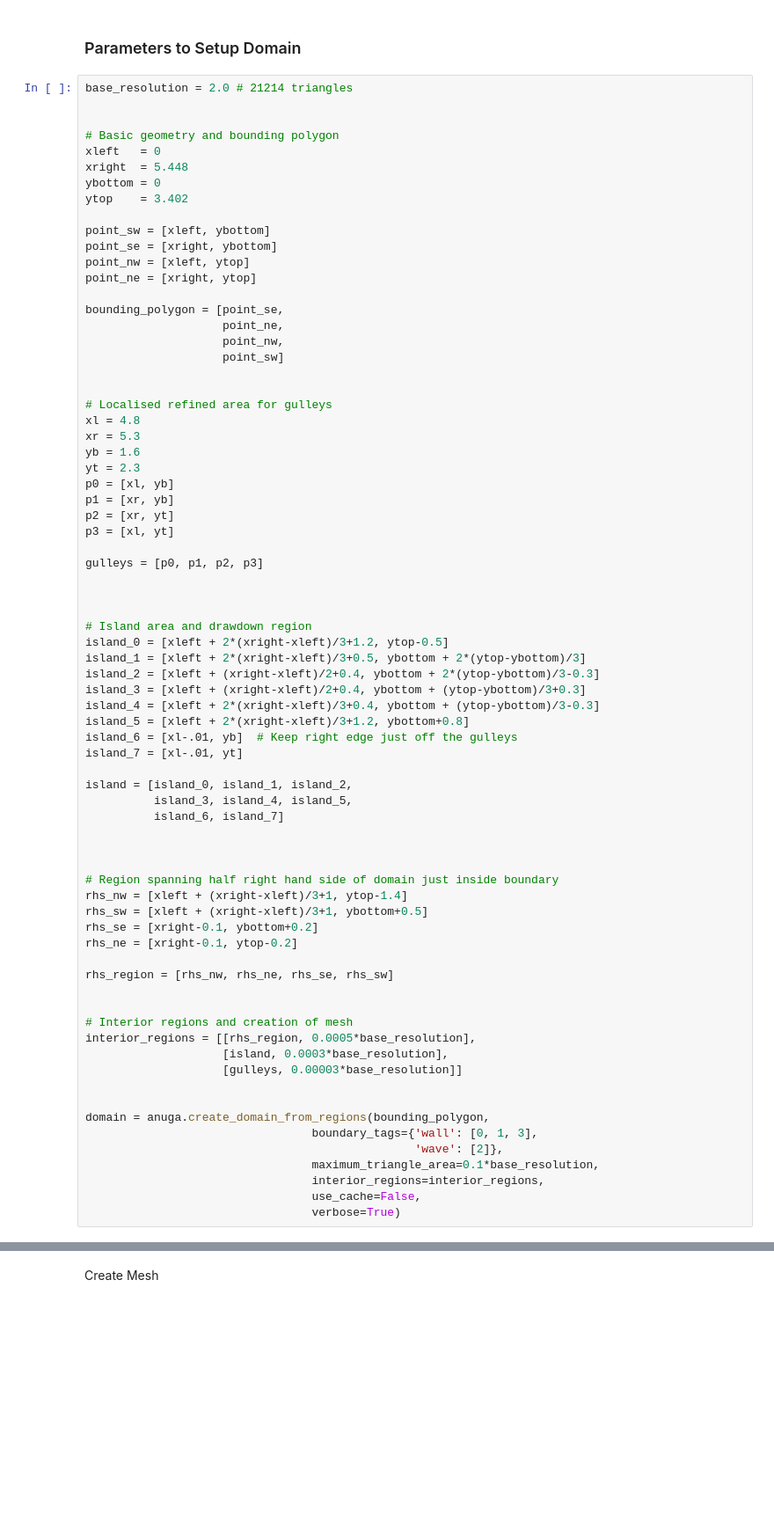
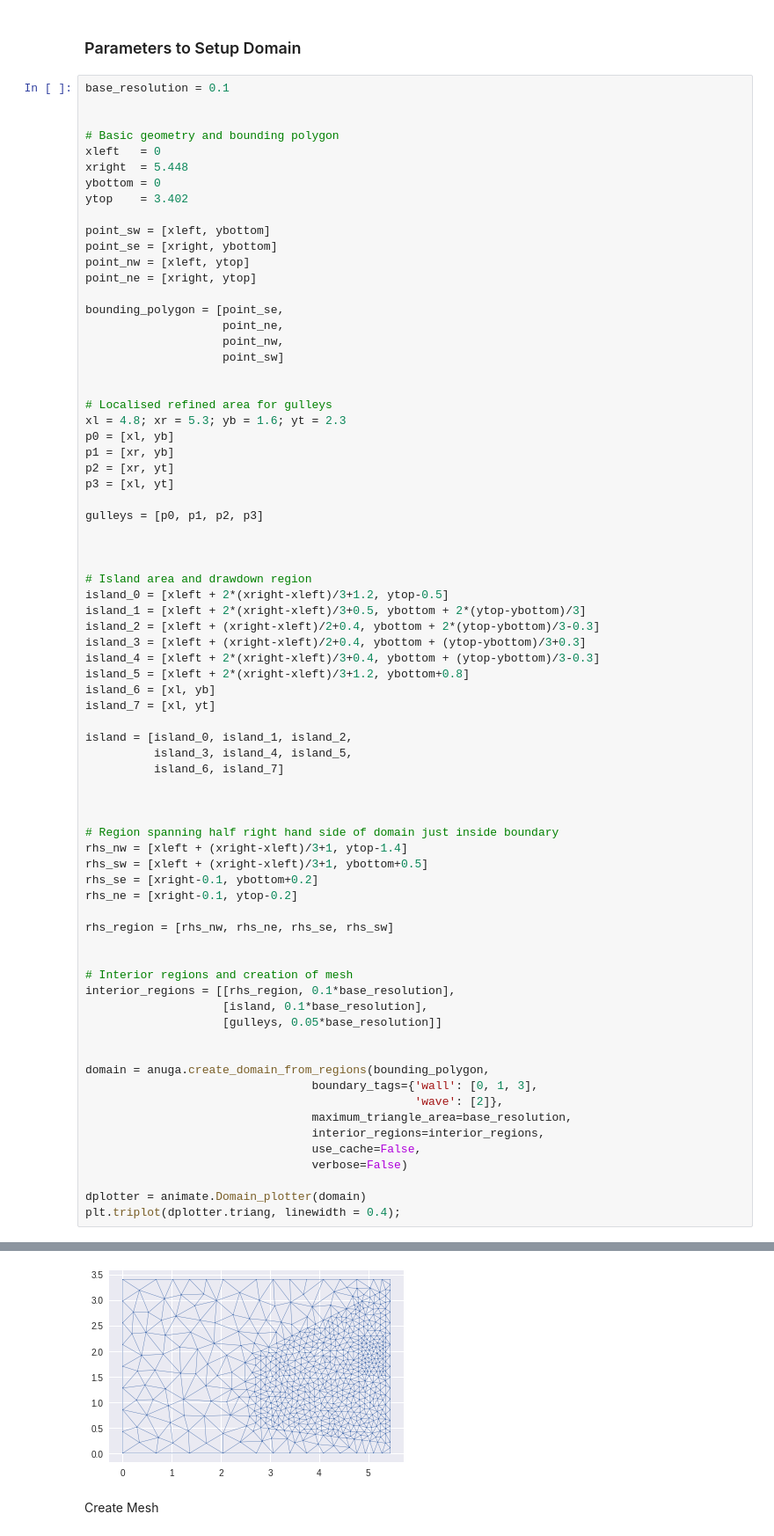
Before and after one commit to stoiver/anuga-clinic-2018, a Jupyter notebook: notebooks/notebook5.ipynb, the cells around one changed output, grey strips where cells are left out. Shown at 88% size. Saved outputs shown, nothing was run; the diff lists cells and outputs as text; blank space fills up the shorter version.

```diff
--- a/notebooks/notebook5.ipynb
+++ b/notebooks/notebook5.ipynb
@@ -111,7 +111,7 @@ output_filename = 'okushiri_auto_validation.sww'
 # %% [markdown]
 ### Parameters to Setup Domain
 # %%
-base_resolution = 2.0 # 21214 triangles
+base_resolution = 0.1
 
 
 # Basic geometry and bounding polygon
@@ -132,10 +132,7 @@ bounding_polygon = [point_se,
 
 
 # Localised refined area for gulleys
-xl = 4.8
-xr = 5.3
-yb = 1.6
-yt = 2.3
+xl = 4.8; xr = 5.3; yb = 1.6; yt = 2.3
 p0 = [xl, yb]
 p1 = [xr, yb]
 p2 = [xr, yt]
@@ -152,8 +149,8 @@ island_2 = [xleft + (xright-xleft)/2+0.4, ybottom + 2*(ytop-ybottom)/3-0.3]
 island_3 = [xleft + (xright-xleft)/2+0.4, ybottom + (ytop-ybottom)/3+0.3]
 island_4 = [xleft + 2*(xright-xleft)/3+0.4, ybottom + (ytop-ybottom)/3-0.3]
 island_5 = [xleft + 2*(xright-xleft)/3+1.2, ybottom+0.8]
-island_6 = [xl-.01, yb]  # Keep right edge just off the gulleys
-island_7 = [xl-.01, yt]
+island_6 = [xl, yb]
+island_7 = [xl, yt]
 
 island = [island_0, island_1, island_2,
           island_3, island_4, island_5,
@@ -171,16 +168,19 @@ rhs_region = [rhs_nw, rhs_ne, rhs_se, rhs_sw]
 
 
 # Interior regions and creation of mesh
-interior_regions = [[rhs_region, 0.0005*base_resolution],
-                    [island, 0.0003*base_resolution],
-                    [gulleys, 0.00003*base_resolution]]
+interior_regions = [[rhs_region, 0.1*base_resolution],
+                    [island, 0.1*base_resolution],
+                    [gulleys, 0.05*base_resolution]]
 
 
 domain = anuga.create_domain_from_regions(bounding_polygon,
                                  boundary_tags={'wall': [0, 1, 3],
                                                 'wave': [2]},
-                                 maximum_triangle_area=0.1*base_resolution,
+                                 maximum_triangle_area=base_resolution,
                                  interior_regions=interior_regions,
                                  use_cache=False,
-                                 verbose=True)
+                                 verbose=False)
+
+dplotter = animate.Domain_plotter(domain)
+plt.triplot(dplotter.triang, linewidth = 0.4);
 # %% [output]
@@ -204,3 +188,4 @@ Mesh: Building tagged elements dictionary
+[figure, added]
 # %% [markdown]
 Create Mesh
 # %%
```
Also changed, not shown: parts of 3 cells of this notebook.
